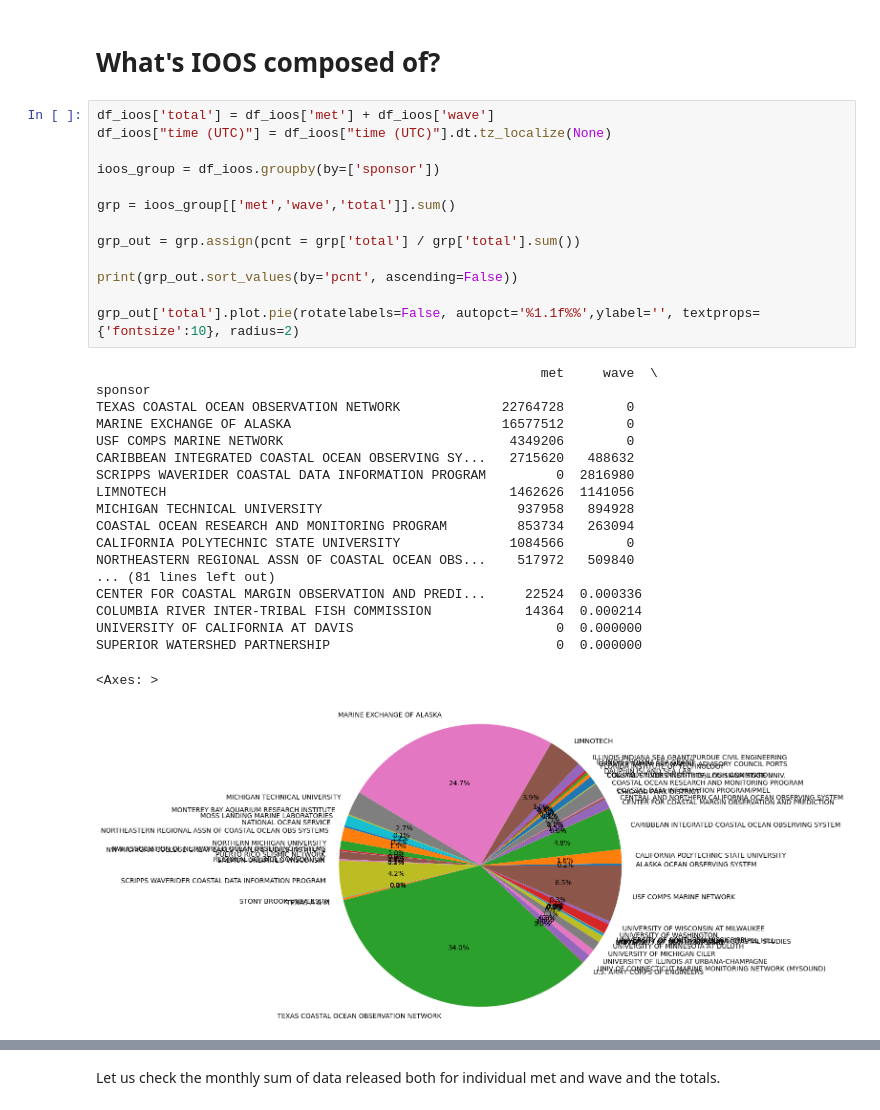
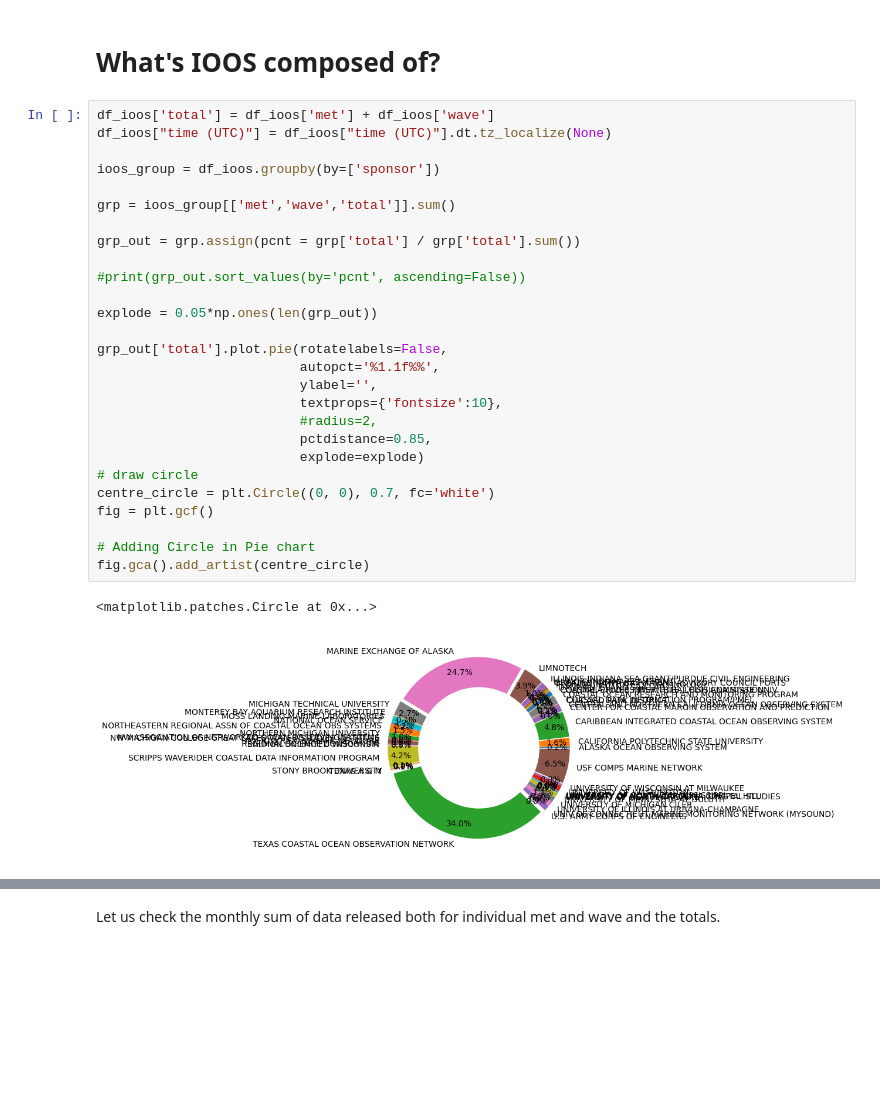
Before and after one commit to ioos/ioos_metrics, a Jupyter notebook: GTS_Totals_weather_act.ipynb, the cells around one changed output, grey strips where cells are left out. Saved outputs shown, nothing was run; the diff lists cells and outputs as text; blank space fills up the shorter version.

```diff
--- a/GTS_Totals_weather_act.ipynb
+++ b/GTS_Totals_weather_act.ipynb
@@ -132,33 +207,30 @@ NATIONAL DATA BUOY CENTER            1180     1180      2360  0.000047
 # %%
 df_ioos['total'] = df_ioos['met'] + df_ioos['wave']
 df_ioos["time (UTC)"] = df_ioos["time (UTC)"].dt.tz_localize(None)
 
 ioos_group = df_ioos.groupby(by=['sponsor'])
 
 grp = ioos_group[['met','wave','total']].sum()
 
 grp_out = grp.assign(pcnt = grp['total'] / grp['total'].sum())
 
-print(grp_out.sort_values(by='pcnt', ascending=False))
+#print(grp_out.sort_values(by='pcnt', ascending=False))
 
-grp_out['total'].plot.pie(rotatelabels=False, autopct='%1.1f%%',ylabel='', textprops={'fontsize':10}, radius=2)
+explode = 0.05*np.ones(len(grp_out))
+
+grp_out['total'].plot.pie(rotatelabels=False,
+                          autopct='%1.1f%%',
+                          ylabel='',
+                          textprops={'fontsize':10},
+                          #radius=2,
+                          pctdistance=0.85,
+                          explode=explode)
+# draw circle
+centre_circle = plt.Circle((0, 0), 0.7, fc='white')
+fig = plt.gcf()
+
+# Adding Circle in Pie chart
+fig.gca().add_artist(centre_circle)
 # %% [output]
-                                                         met     wave  \
-sponsor
-TEXAS COASTAL OCEAN OBSERVATION NETWORK             22764728        0
-MARINE EXCHANGE OF ALASKA                           16577512        0
-USF COMPS MARINE NETWORK                             4349206        0
-CARIBBEAN INTEGRATED COASTAL OCEAN OBSERVING SY...   2715620   488632
-SCRIPPS WAVERIDER COASTAL DATA INFORMATION PROGRAM         0  2816980
-LIMNOTECH                                            1462626  1141056
-MICHIGAN TECHNICAL UNIVERSITY                         937958   894928
-COASTAL OCEAN RESEARCH AND MONITORING PROGRAM         853734   263094
-CALIFORNIA POLYTECHNIC STATE UNIVERSITY              1084566        0
-NORTHEASTERN REGIONAL ASSN OF COASTAL OCEAN OBS...    517972   509840
-... (81 lines left out)
-CENTER FOR COASTAL MARGIN OBSERVATION AND PREDI...     22524  0.000336
-COLUMBIA RIVER INTER-TRIBAL FISH COMMISSION            14364  0.000214
-UNIVERSITY OF CALIFORNIA AT DAVIS                          0  0.000000
-SUPERIOR WATERSHED PARTNERSHIP                             0  0.000000
+<matplotlib.patches.Circle at 0x...>
-<Axes: >
-[figure, old version]
+[figure, new version]
```
Also changed, not shown: parts of 11 cells of this notebook.
